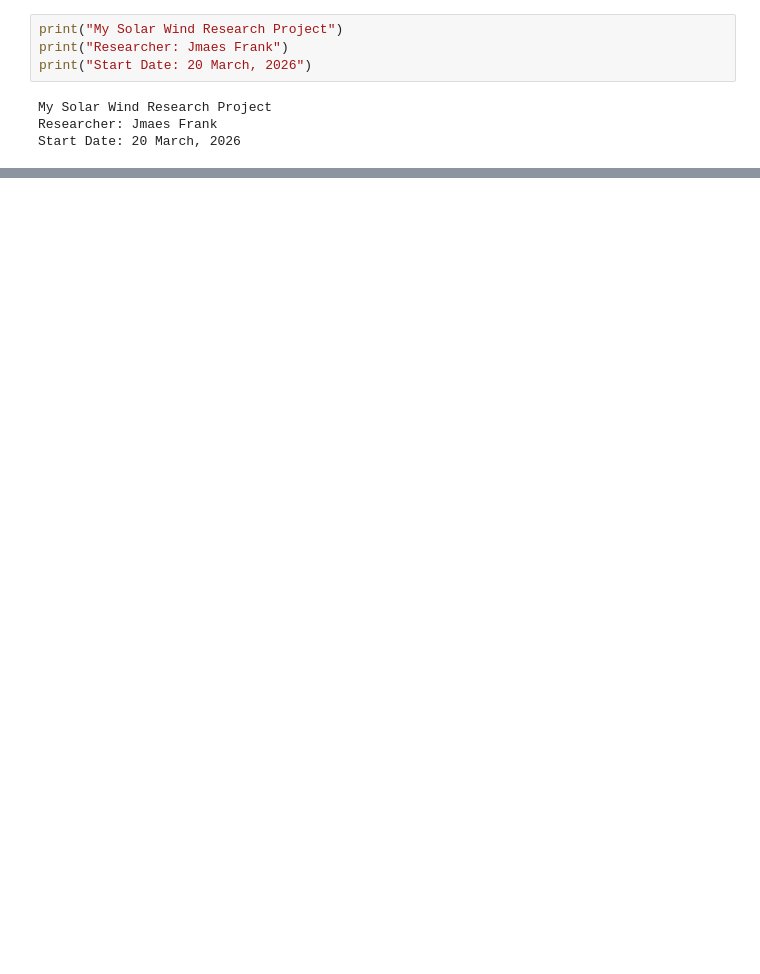
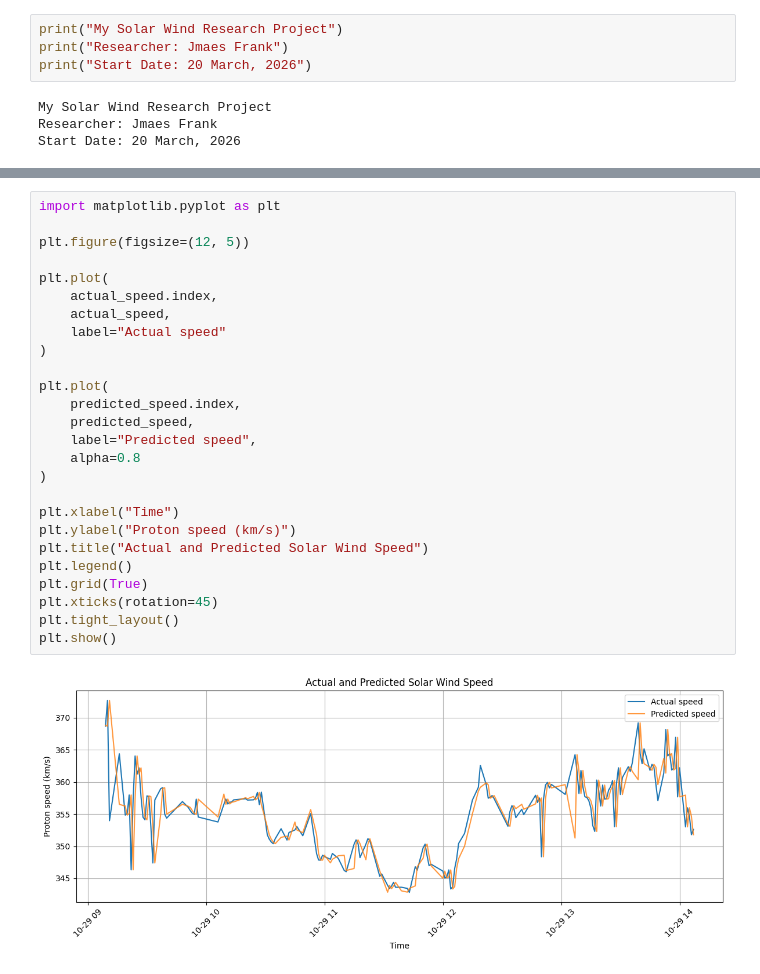
Before and after one commit to JamesFrank-Collab/Solar-Wind-Prediction-Study, a Jupyter notebook: Copy_of_solar_wind_analysis.ipynb, the cells around one changed output, grey strips where cells are left out. Saved outputs shown, nothing was run; the diff lists cells and outputs as text; blank space fills up the shorter version.

```diff
--- a/Copy_of_solar_wind_analysis.ipynb
+++ b/Copy_of_solar_wind_analysis.ipynb
@@ -312,0 +444,28 @@ Forward fill MAE: 3.24 km/s
+# %%
+import matplotlib.pyplot as plt
+
+plt.figure(figsize=(12, 5))
+
+plt.plot(
+    actual_speed.index,
+    actual_speed,
+    label="Actual speed"
+)
+
+plt.plot(
+    predicted_speed.index,
+    predicted_speed,
+    label="Predicted speed",
+    alpha=0.8
+)
+
+plt.xlabel("Time")
+plt.ylabel("Proton speed (km/s)")
+plt.title("Actual and Predicted Solar Wind Speed")
+plt.legend()
+plt.grid(True)
+plt.xticks(rotation=45)
+plt.tight_layout()
+plt.show()
+# %% [output]
+[figure, added]
```
Also changed, not shown: parts of 17 cells of this notebook.
